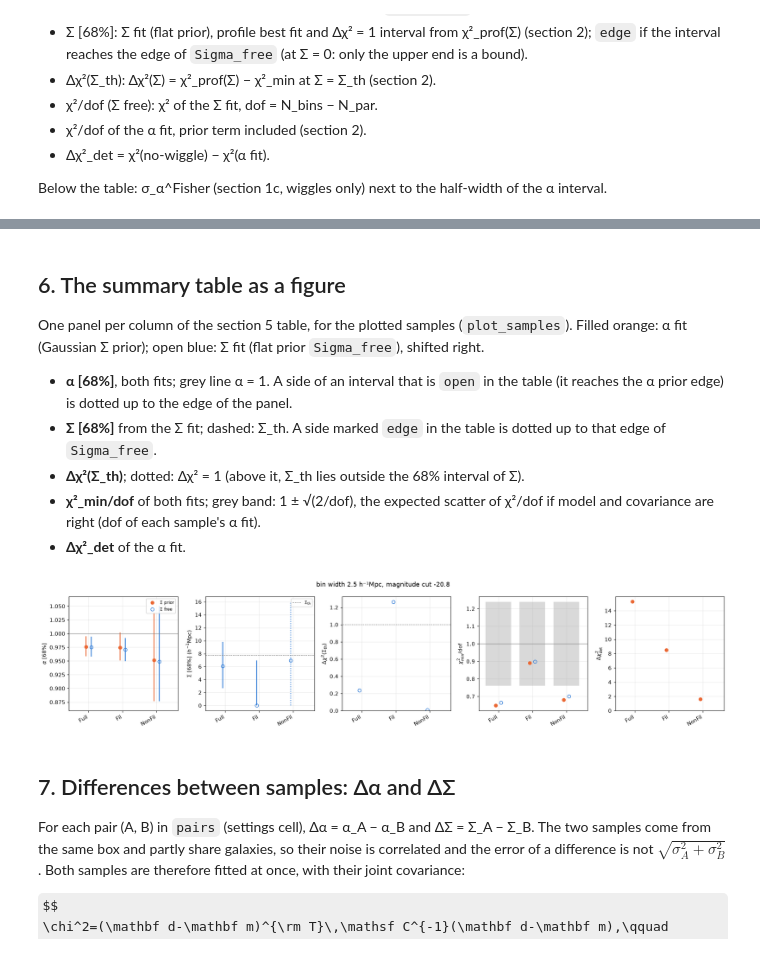
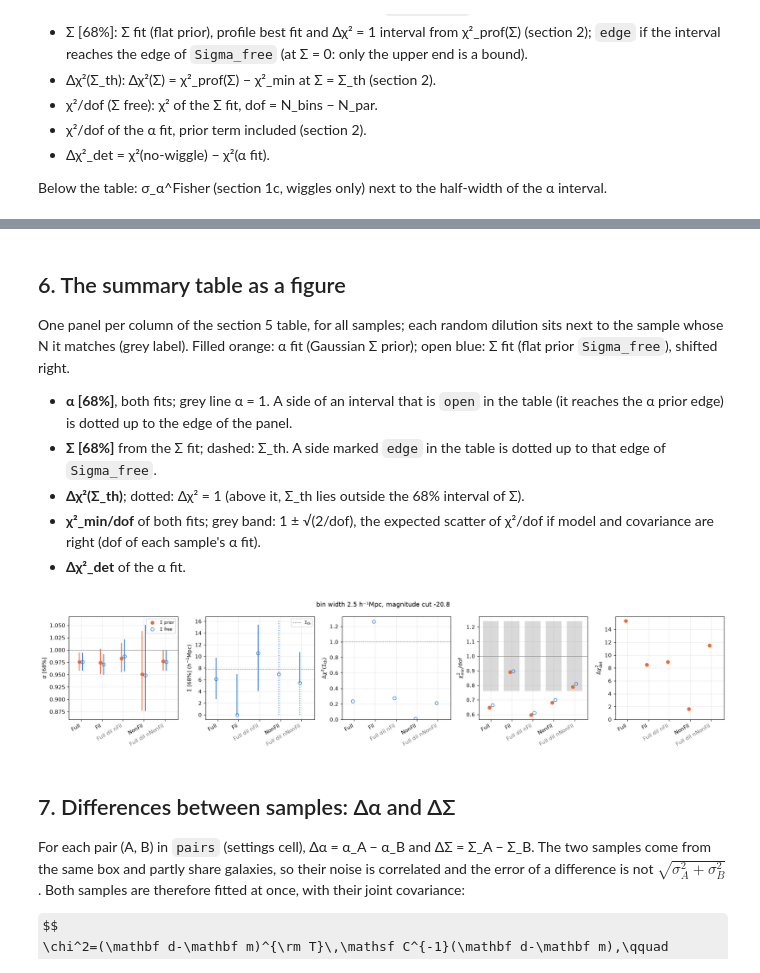
Before and after one commit to FedeDavilaKurban/filbao-md, a Jupyter notebook: notebooks/exploratory/desilike_fits.ipynb, the cells around one changed output, grey strips where cells are left out. Drawn from its saved outputs; the diff is of its cells as text; code cells hidden in the pictures; some formulas as TeX source.

```diff
--- a/notebooks/exploratory/desilike_fits.ipynb
+++ b/notebooks/exploratory/desilike_fits.ipynb
@@ -375,6 +380,21 @@ S_, rd_ = Sigma_th, lin['rd']
 kf = np.linspace(0.005, 1.0, 4000)
 Pl_, Pn_ = np.interp(kf, k, P_w), np.interp(kf, k, P_nw)
 O_ = Pl_ / Pn_ - 1; D_ = np.exp(-kf**2 * S_**2 / 2)
+
+def P_tot_cov(lab):
+    # total power of one mode (signal + noise) on the grid kf: the spectrum the covariance uses,
+    # bf.spectrum_for_cov with the sample's covariance bias (section 1b)
+    i, b = spec['labels'].index(samples[lab]), data[lab]['b']
+    return bf.spectrum_for_cov(spec, i, i, b, b, lin, kf)[0]
+
+def fisher_alpha(b, Sigma, P_tot):
+    # cumulative Fisher information on alpha, F_alpha(< k) on the grid kf: wiggles only, with amplitude b^2 and
+    # damping exp(-k^2 Sigma^2 / 2); the error of one mode is P_tot (from P_tot_cov); volume L_BOX^3.
+    # sigma_alpha^F = F_alpha(< kf[-1])^(-1/2).  Also used in section 5b.
+    D = np.exp(-kf**2 * Sigma**2 / 2)
+    dPda = -kf * np.gradient(O_, kf) * D * Pn_ * b**2
+    return np.cumsum(kf**2 * (dPda / P_tot)**2) * (kf[1] - kf[0]) * bf.L_BOX**3 / (4 * np.pi**2)
+
 fig, (a0, a1, a2) = plt.subplots(1, 3, figsize=(15, 4))
 # numbers quoted in the text above
 half = np.pi / rd_                                               # half a wiggle period
@@ -399,12 +419,9 @@ a0.plot(kf, 0.07 * D_, color='#eb6834', ls='--', lw=1, label='0.07 × exp(−k²
 a0.axhline(0, color='0.5', lw=0.8); a0.set_xlim(0, 0.6); a0.set_xlabel(r'$k\ [h\,{\rm Mpc}^{-1}]$')
 a0.set_ylabel(r'$P_{\rm lin}/P_{\rm nw}-1$'); a0.legend(fontsize=8); a0.set_title('BAO wiggles in Fourier space')
 for lab in [l for l in ('Full', 'Fil') if l in data]:
-    i = spec['labels'].index(samples[lab]); nbar = spec['n_gal'][i] / bf.L_BOX**3; b2 = data[lab]['b']**2
-    dPda = -kf * np.gradient(O_, kf) * D_ * Pn_ * b2
-    Ptot = b2 * Pn_ * (1 + O_ * D_) + 1 / nbar
-    F = np.cumsum(kf**2 * (dPda / Ptot)**2) * (kf[1] - kf[0]) * bf.L_BOX**3 / (4 * np.pi**2)
+    F = fisher_alpha(data[lab]['b'], S_, P_tot_cov(lab))
     sig_fisher[lab] = 1 / np.sqrt(F[-1])
-    a1.plot(kf, F / F[-1], color=SCOL[lab], label=f'{lab} (Fisher σ_α = {sig_fisher[lab]:.3f}, Poisson noise)')
+    a1.plot(kf, F / F[-1], color=SCOL[lab], label=f'{lab} (Fisher σ_α = {sig_fisher[lab]:.3f}, covariance noise)')
     for km in (0.15, 0.2, 0.3):
         print(f"{lab}: fraction of the alpha information from k < {km}: {F[np.searchsorted(kf, km)] / F[-1]:.3f}")
 a1.set_xlim(0, 0.6); a1.set_xlabel(r'$k_{\max}\ [h\,{\rm Mpc}^{-1}]$'); a1.set_ylabel(r'$F_\alpha(<k_{\max})/F_\alpha$')
@@ -734,7 +894,8 @@ Fil: Fisher sigma_alpha = 0.018 (wiggles only, Poisson noise);  fit half-width =
 # %% [markdown]
 ## 6. The summary table as a figure
 
-One panel per column of the section 5 table, for the plotted samples (`plot_samples`). Filled orange: α fit
+One panel per column of the section 5 table, for all samples; each random dilution sits next to the sample
+whose N it matches (grey label). Filled orange: α fit
 (Gaussian Σ prior); open blue: Σ fit (flat prior `Sigma_free`), shifted right.
 
 * **α [68%]**, both fits; grey line α = 1. A side of an interval that is `open` in the table (it reaches the
@@ -753,54 +914,61 @@ def draw_interval(ax, x, v, lo, hi, color, filled, edge_lo, edge_hi, label=None)
         ok = np.isfinite(end)
         ax.vlines(x, *sorted((v, end if ok else edge)), color=color, ls='-' if ok else ':')
 
-x = np.arange(len(labs_p)); dx = 0.15
+# all samples, each random dilution right after the sample whose N it matches
+labs_6 = []
+for lab in labs:
+    if lab.startswith('Full dil'): continue
+    labs_6 += [lab] + [d for d in (f'Full dil n{lab}',) if d in res]
+x = np.arange(len(labs_6)); dx = 0.15
 fig, axes = plt.subplots(1, 5, figsize=(18, 4))
 aA, aS, aT, aC, aD = axes
 
 # alpha: open sides are dotted to the edge of the panel, whose range is set by the finite values
-fin = [v for lab in labs_p for k in ('fit', 'fit_S')
+fin = [v for lab in labs_6 for k in ('fit', 'fit_S')
        for v in (res[lab][k]['pars']['qiso'], res[lab][k]['lo'], res[lab][k]['hi']) if np.isfinite(v)] + [1.0]
 pad = 0.1 * (max(fin) - min(fin)); ylo, yhi = min(fin) - pad, max(fin) + pad
-for j, lab in enumerate(labs_p):
+for j, lab in enumerate(labs_6):
     f, fS = res[lab]['fit'], res[lab]['fit_S']
     draw_interval(aA, j, f['pars']['qiso'], f['lo'], f['hi'], DESI, True, ylo, yhi,
                   label='Σ prior' if j == 0 else None)
     draw_interval(aA, j + dx, fS['pars']['qiso'], fS['lo'], fS['hi'], FREE, False, ylo, yhi,
                   label='Σ free' if j == 0 else None)
 aA.set_ylim(ylo, yhi); aA.axhline(1, color='0.5', lw=0.8)
 aA.set_ylabel(r'$\alpha$ [68%]'); aA.legend(fontsize=8)
 
 # Sigma (Sigma fit, flat prior): sides at the edge of Sigma_free are dotted up to that edge
-for j, lab in enumerate(labs_p):
+for j, lab in enumerate(labs_6):
     fS, pS = res[lab]['fit_S'], res[lab]['prof_Sig']
     draw_interval(aS, j, fS['pars']['sigmaper'], pS['lo'], pS['hi'], FREE, False, *Sigma_free)
 aS.axhline(Sigma_th, color='0.5', ls='--', lw=0.8, label=r'$\Sigma_{\rm th}$')
 aS.set_ylabel(r'$\Sigma$ [68%] ($h^{-1}$Mpc)'); aS.legend(fontsize=8)
 
 # Delta chi2 at Sigma_th (above 1: Sigma_th outside the 68% interval of Sigma)
-aT.plot(x, [res[lab]['prof_Sig']['dchi2_th'] for lab in labs_p], 'o', color=FREE, mfc='none')
+aT.plot(x, [res[lab]['prof_Sig']['dchi2_th'] for lab in labs_6], 'o', color=FREE, mfc='none')
 aT.axhline(1, color='0.4', ls=':', lw=1); aT.set_ylim(bottom=0)
 aT.set_ylabel(r'$\Delta\chi^2(\Sigma_{\rm th})$')
 
 # chi2/dof of both fits; grey: expected 1 +- sqrt(2/dof) of each sample's alpha fit
-for j, lab in enumerate(labs_p):
+for j, lab in enumerate(labs_6):
     r = res[lab]
     e = np.sqrt(2 / r['dof'])
     aC.fill_between([j - 0.3, j + 0.3 + dx], 1 - e, 1 + e, color='0.85', lw=0)
     aC.plot(j, r['chi2'] / r['dof'], 'o', color=DESI)
     aC.plot(j + dx, r['fit_S']['chi2'] / r['dof_S'], 'o', color=FREE, mfc='none')
 aC.axhline(1, color='0.5', lw=0.8)
 aC.set_ylabel(r'$\chi^2_{\rm min}/{\rm dof}$')
 
 # detection
-aD.plot(x, [res[lab]['det'] for lab in labs_p], 'o', color=DESI)
+aD.plot(x, [res[lab]['det'] for lab in labs_6], 'o', color=DESI)
 aD.set_ylim(bottom=0); aD.set_ylabel(r'$\Delta\chi^2_{\rm det}$')
 
 for a in axes:
-    a.set_xticks(x + dx / 2); a.set_xticklabels(labs_p, rotation=30, ha='right'); a.set_xlim(-0.5, len(labs_p) - 0.3)
+    a.set_xticks(x + dx / 2); a.set_xticklabels(labs_6, rotation=30, ha='right'); a.set_xlim(-0.5, len(labs_6) - 0.3)
+    for t in a.get_xticklabels():
+        if t.get_text().startswith('Full dil'): t.set_color('0.45')
 fig.suptitle(f'bin width {binsep:g} h⁻¹Mpc, magnitude cut {mag}'); fig.tight_layout(); plt.show()
 # %% [output]
-[figure, old version]
+[figure, new version]
 # %% [markdown]
 ## 7. Differences between samples: Δα and ΔΣ
 
```
Also changed, not shown: parts of 7 cells of this notebook, 4 other files.
